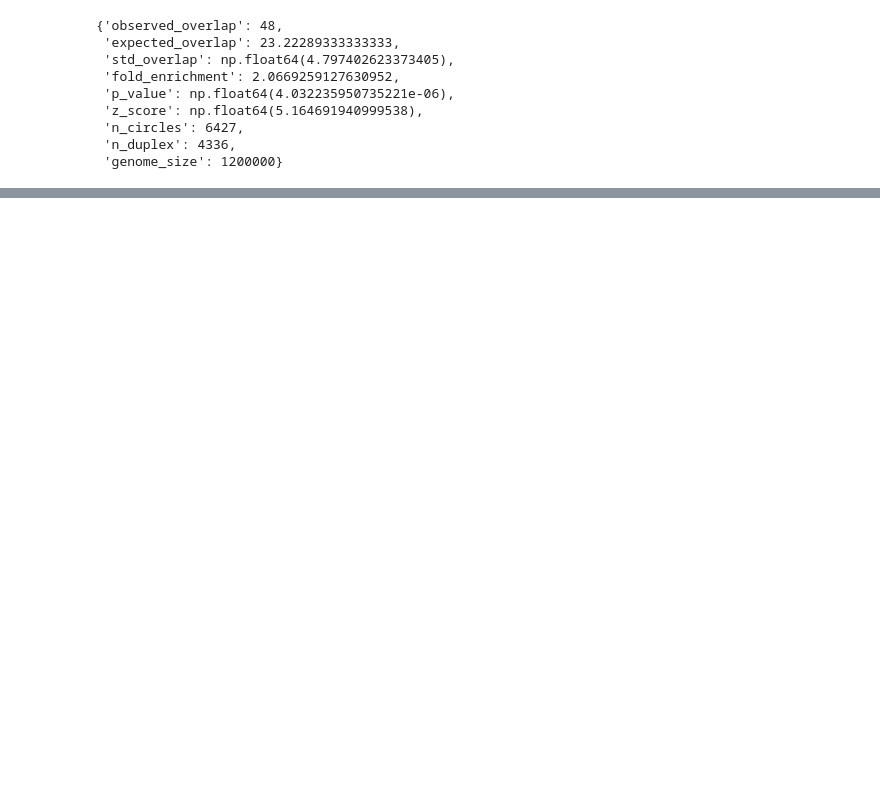
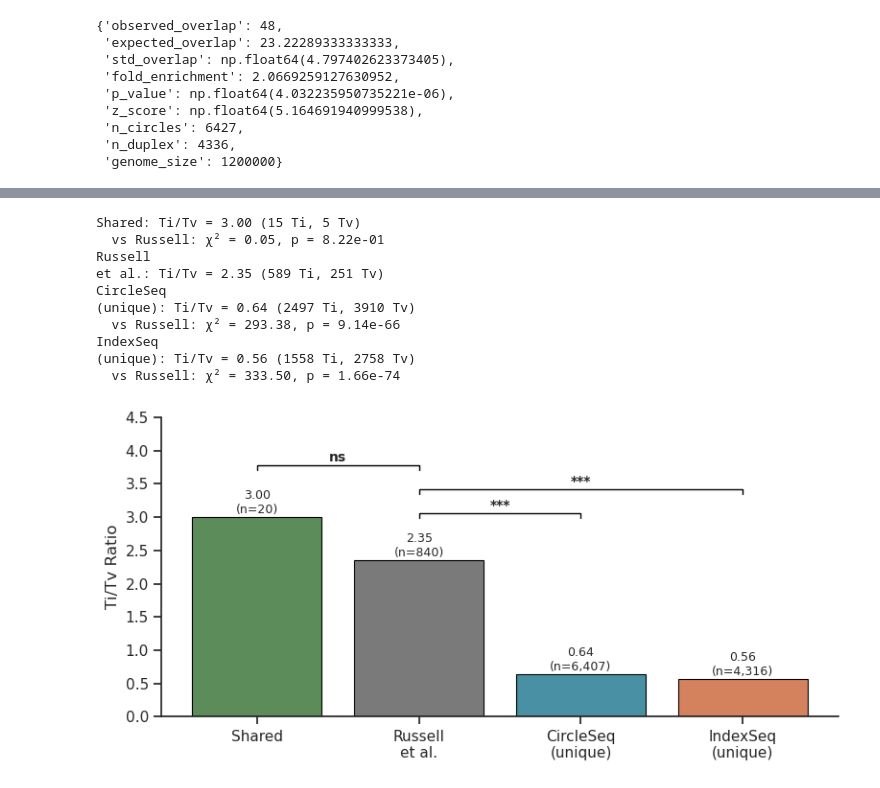
Before and after one commit to cademirch/symbiont_transmission, a Jupyter notebook: notebooks/plots.ipynb, the cells around one changed output, grey strips where cells are left out. Saved outputs shown, nothing was run; the diff lists cells and outputs as text; code cells hidden in the pictures; blank space fills up the shorter version.

```diff
--- a/notebooks/plots.ipynb
+++ b/notebooks/plots.ipynb
@@ -400 +261,21 @@ russell:
+# %%
+circles["mutation_type"] = circles.apply(
+    lambda r: classify_mutation(r["ref"], r["alt"]), axis=1
+)
+duplex["mutation_type"] = duplex.apply(
+    lambda r: classify_mutation(r["ref"], r["alt"]), axis=1
+)
+fig = plot_titv_comparison(shared, circles, duplex, russell)
+# %% [output]
+Shared: Ti/Tv = 3.00 (15 Ti, 5 Tv)
+  vs Russell: χ² = 0.05, p = 8.22e-01
+Russell
+et al.: Ti/Tv = 2.35 (589 Ti, 251 Tv)
+CircleSeq
+(unique): Ti/Tv = 0.64 (2497 Ti, 3910 Tv)
+  vs Russell: χ² = 293.38, p = 9.14e-66
+IndexSeq
+(unique): Ti/Tv = 0.56 (1558 Ti, 2758 Tv)
+  vs Russell: χ² = 333.50, p = 1.66e-74
+[figure, added]
 # %%
```
Also changed, not shown: parts of 14 cells of this notebook, 10 other files.
